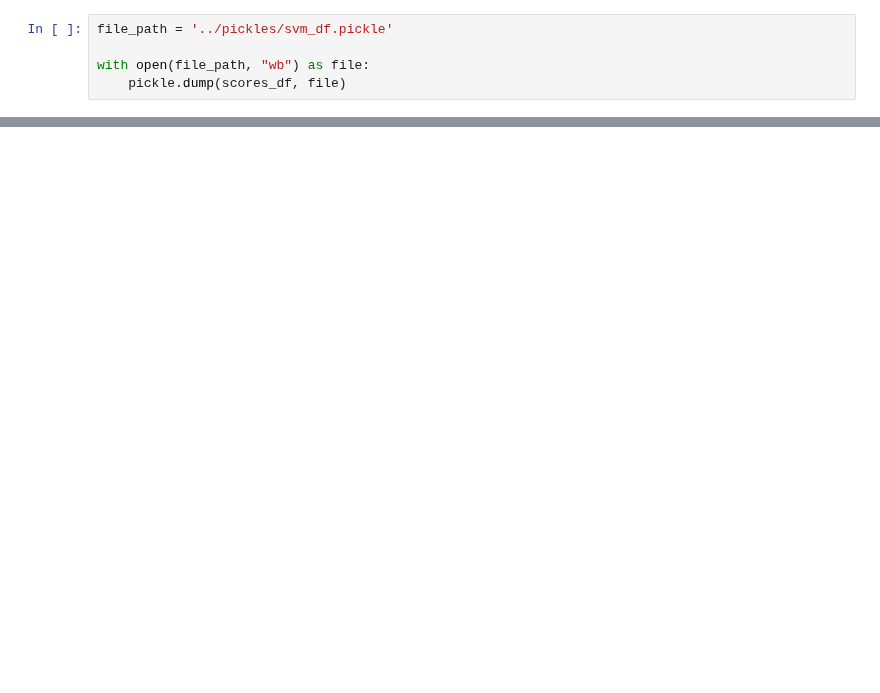
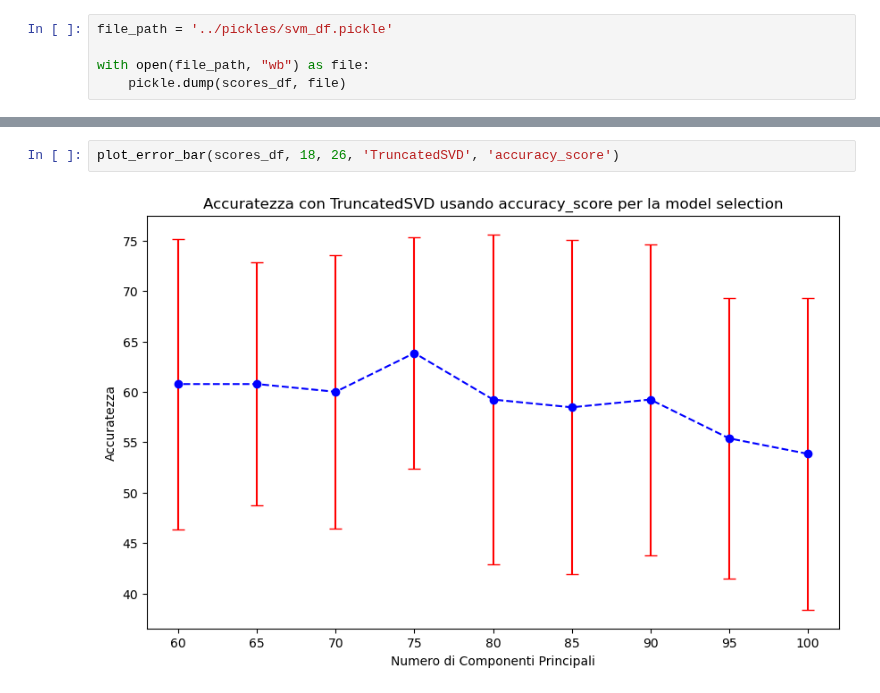
Before and after one commit to chrfum/one-class_classifier, a Jupyter notebook: run-over_classifier/classifiers/svm.ipynb, the cells around one changed output, grey strips where cells are left out. Drawn from its saved outputs; the diff is of its cells as text; blank space fills up the shorter version.

```diff
--- a/run-over_classifier/classifiers/svm.ipynb
+++ b/run-over_classifier/classifiers/svm.ipynb
@@ -238,0 +420,4 @@ with open(file_path, "wb") as file:
+# %%
+plot_error_bar(scores_df, 18, 26, 'TruncatedSVD', 'accuracy_score')
+# %% [output]
+[figure, added]
```
Also changed, not shown: parts of 17 cells of this notebook.
